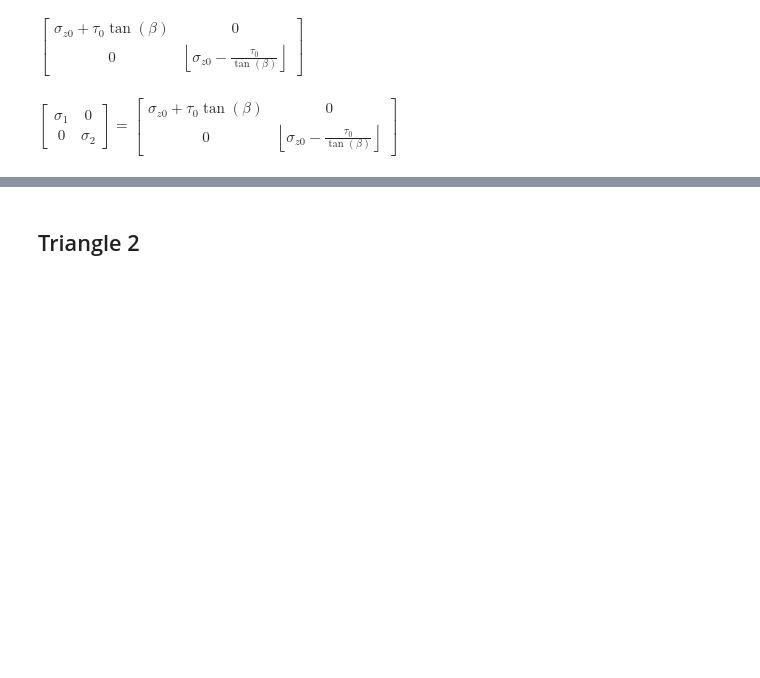
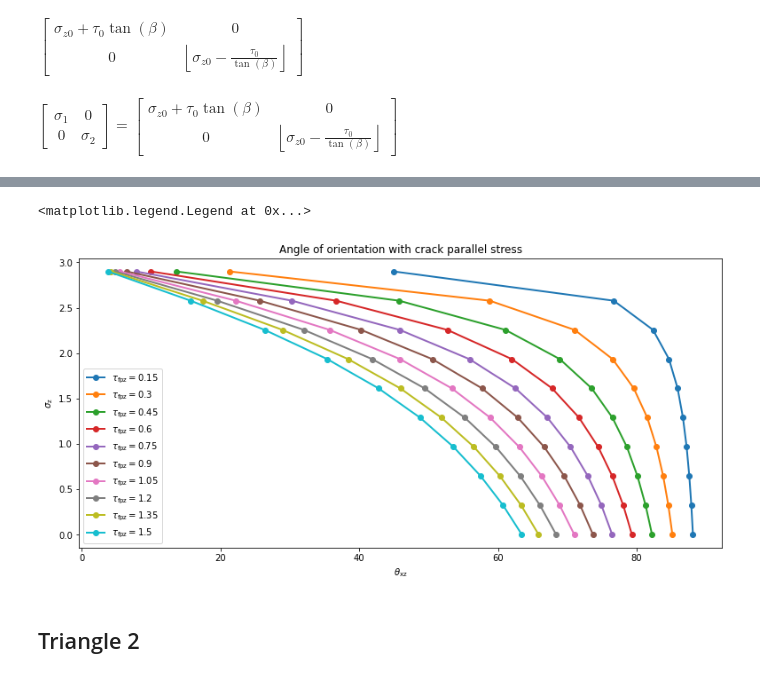
Before and after one commit to bmcs-group/bmcs_shear_zone, a Jupyter notebook: notebooks/fib/crack_tip_martin_concept_implementation.ipynb, the cells around one changed output, grey strips where cells are left out. Saved outputs shown, nothing was run; the diff lists cells and outputs as text; code cells hidden in the pictures; blank space fills up the shorter version.

```diff
--- a/notebooks/fib/crack_tip_martin_concept_implementation.ipynb
+++ b/notebooks/fib/crack_tip_martin_concept_implementation.ipynb
@@ -97,0 +147,16 @@ $\displaystyle \left[\begin{matrix}\sigma_{1} & 0\\0 & \sigma_{2}\end{matrix}\ri
+# %%
+f_ct_val = 3
+tau_xx_num = 10
+tau_xx = np.linspace(0.1,1.5, tau_xx_num)
+#eta = 0.2
+#tau_xx = eta * f_ct_val
+sig_z_num = 10
+sigma_z = np.linspace(0, 2.9, sig_z_num)
+beta = np.zeros([tau_xx_num, sig_z_num])
+for j in  range(len(sigma_z)):
+    #print('sigma_z =', sigma_z[j])
+    for i in range(len(tau_xx)):
+        #print('tau_fpz =', tau_fpz[i])
+        beta_xz = get_beta(f_ct_val, sigma_z[j], tau_xx[i])
+        beta[j, i] = beta_xz
+print(beta)
@@ -98,3 +184,22 @@ $\displaystyle \left[\begin{matrix}\sigma_{1} & 0\\0 & \sigma_{2}\end{matrix}\ri
+# %%
+import matplotlib.pylab as plt
+_, ax1 = plt.subplots(1, 1, figsize=(13,6))
+ax1.plot(beta[:,0] * 180/ np.pi,  sigma_z, 'o-',lw= 2, label = r'$\tau_{\mathrm{fpz}} = 0.15}$')
+ax1.plot(beta[:,1] * 180/ np.pi,  sigma_z, 'o-',lw= 2, label = r'$\tau_{\mathrm{fpz}} = 0.3}$')
+ax1.plot(beta[:,2] * 180/ np.pi,  sigma_z, 'o-',lw= 2, label = r'$\tau_{\mathrm{fpz}} = 0.45}$')
+ax1.plot(beta[:,3] * 180/ np.pi,  sigma_z, 'o-',lw= 2, label = r'$\tau_{\mathrm{fpz}} = 0.6}$')
+ax1.plot(beta[:,4] * 180/ np.pi,  sigma_z, 'o-',lw= 2, label = r'$\tau_{\mathrm{fpz}} = 0.75}$')
+ax1.plot(beta[:,5] * 180/ np.pi,  sigma_z, 'o-',lw= 2, label = r'$\tau_{\mathrm{fpz}} = 0.9}$')
+ax1.plot(beta[:,6] * 180/ np.pi,  sigma_z, 'o-',lw= 2, label = r'$\tau_{\mathrm{fpz}} = 1.05}$')
+ax1.plot(beta[:,7] * 180/ np.pi,  sigma_z, 'o-',lw= 2, label = r'$\tau_{\mathrm{fpz}} = 1.2}$')
+ax1.plot(beta[:,8] * 180/ np.pi,  sigma_z, 'o-',lw= 2, label = r'$\tau_{\mathrm{fpz}} = 1.35}$')
+ax1.plot(beta[:,9] * 180/ np.pi,  sigma_z, 'o-',lw= 2, label = r'$\tau_{\mathrm{fpz}} = 1.5}$')
+ax1.set_xlabel(r'$\theta_{\mathrm{xz}}$'); ax1.set_ylabel(r'$\sigma_{\mathrm{z}}$');
+ax1.set_title(r'Angle of orientation with crack parallel stress')
+ax1.legend()
+# %% [output]
+<matplotlib.legend.Legend at 0x...>
+[figure, added]
 # %% [markdown]
 ## Triangle 2
 # %% [markdown]
```
Also changed, not shown: parts of 6 cells of this notebook, 1 other file.
